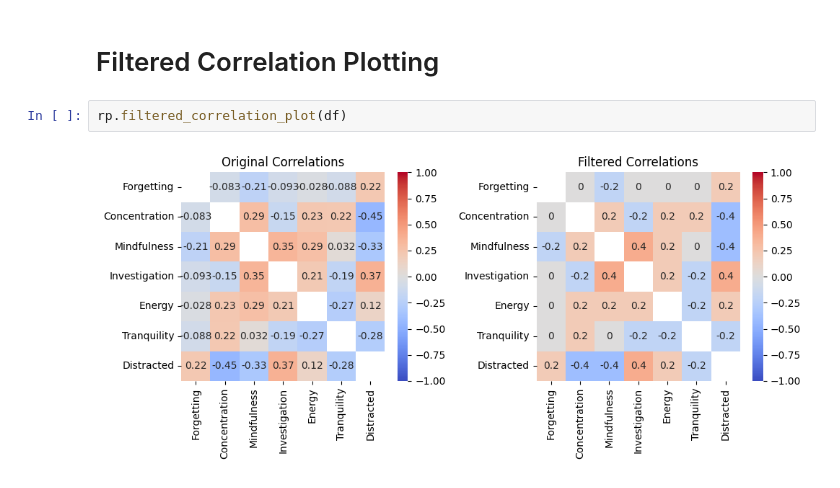
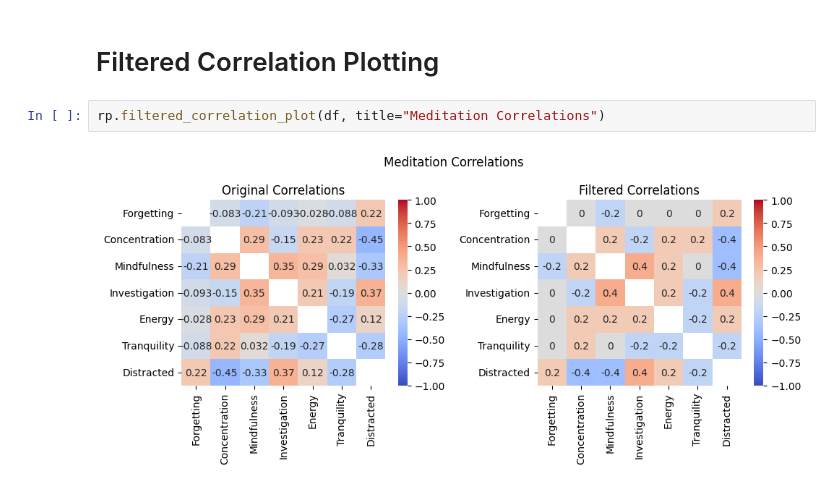
Before and after one commit to NoTranslationLayer/reflect-utils, a Jupyter notebook: notebooks/plotting.ipynb, the cells around one changed output. Cells and saved outputs as stored; diff of their text form.

Commit message:
Add optional title argument for plots

```diff
--- a/notebooks/plotting.ipynb
+++ b/notebooks/plotting.ipynb
@@ -57,6 +57,6 @@ rp.plot(df, frequency='biweekly', sampling_method='mean')
 # %% [markdown]
 # Filtered Correlation Plotting
 # %%
-rp.filtered_correlation_plot(df)
+rp.filtered_correlation_plot(df, title="Meditation Correlations")
 # %% [output]
-[figure, old version]
+[figure, new version]
```
Also changed, not shown: parts of 1 cell of this notebook, 1 other file.
